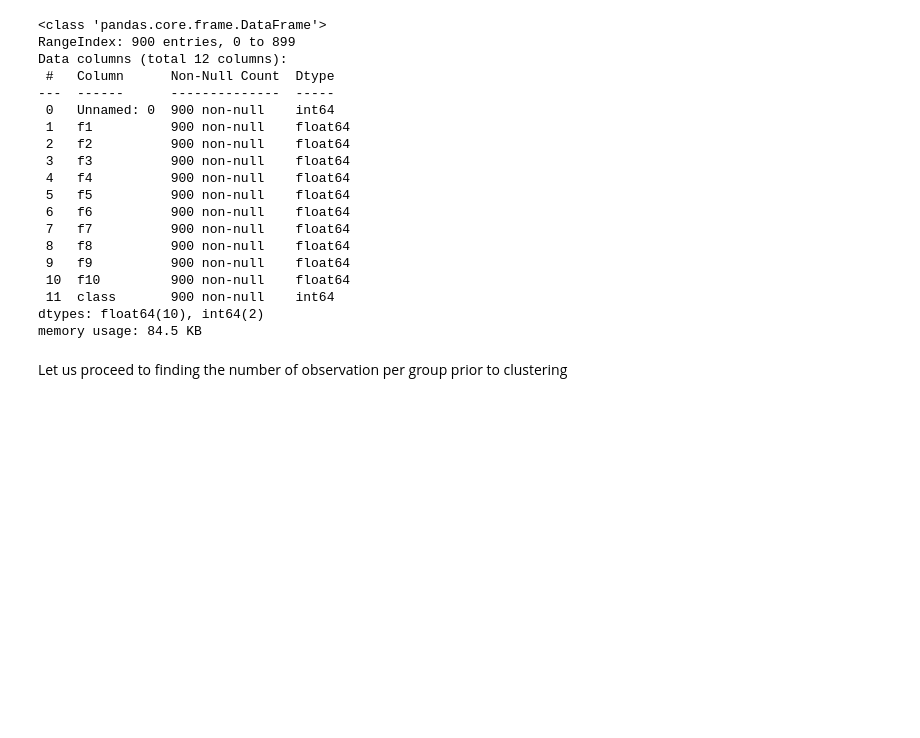
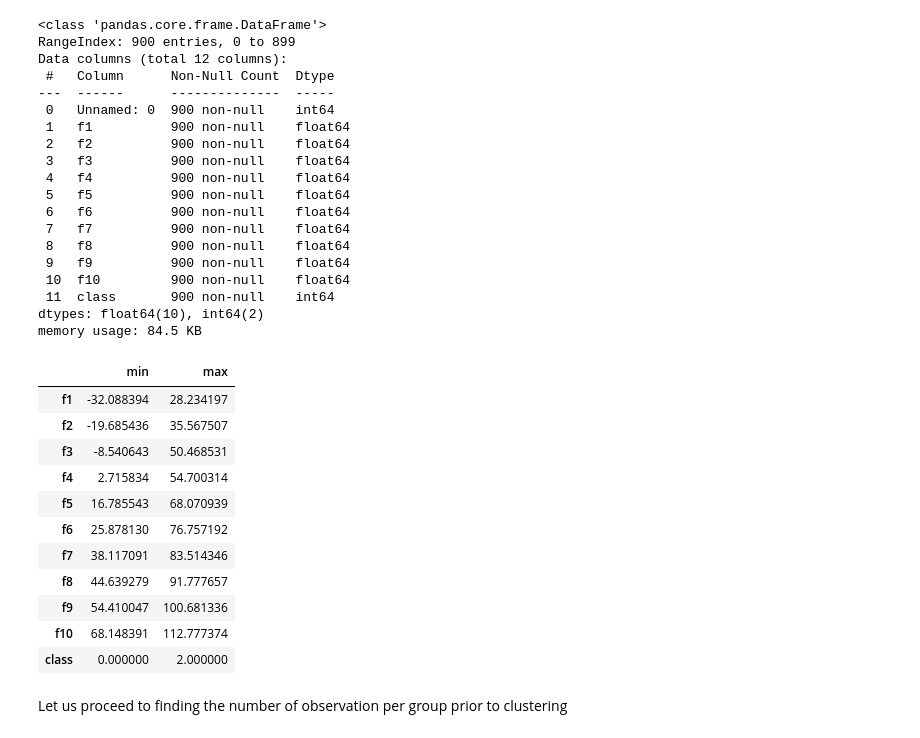
Before and after one commit to kether82/CSMODEL-Proj-2, a Jupyter notebook: Dataset8_clustering.ipynb, the cells around one changed output. Saved outputs shown, nothing was run; the diff lists cells and outputs as text; code cells hidden in the pictures; blank space fills up the shorter version.

```diff
--- a/Dataset8_clustering.ipynb
+++ b/Dataset8_clustering.ipynb
@@ -63,6 +63,22 @@ Data columns (total 12 columns):
  11  class       900 non-null    int64
 dtypes: float64(10), int64(2)
 memory usage: 84.5 KB
+# %%
+range_df = pd.DataFrame(data={'min': dataset_df.min(), 'max': dataset_df.max()})
+range_df.drop(dataset_df.columns[0])
+# %% [output]
+|  | min | max |
+| f1 | -32.088394 | 28.234197 |
+| f2 | -19.685436 | 35.567507 |
+| f3 | -8.540643 | 50.468531 |
+| f4 | 2.715834 | 54.700314 |
+| f5 | 16.785543 | 68.070939 |
+| f6 | 25.878130 | 76.757192 |
+| f7 | 38.117091 | 83.514346 |
+| f8 | 44.639279 | 91.777657 |
+| f9 | 54.410047 | 100.681336 |
+| f10 | 68.148391 | 112.777374 |
+| class | 0.000000 | 2.000000 |
 # %% [markdown]
 Let us proceed to finding the number of observation per group prior to clustering
 # %%
```
